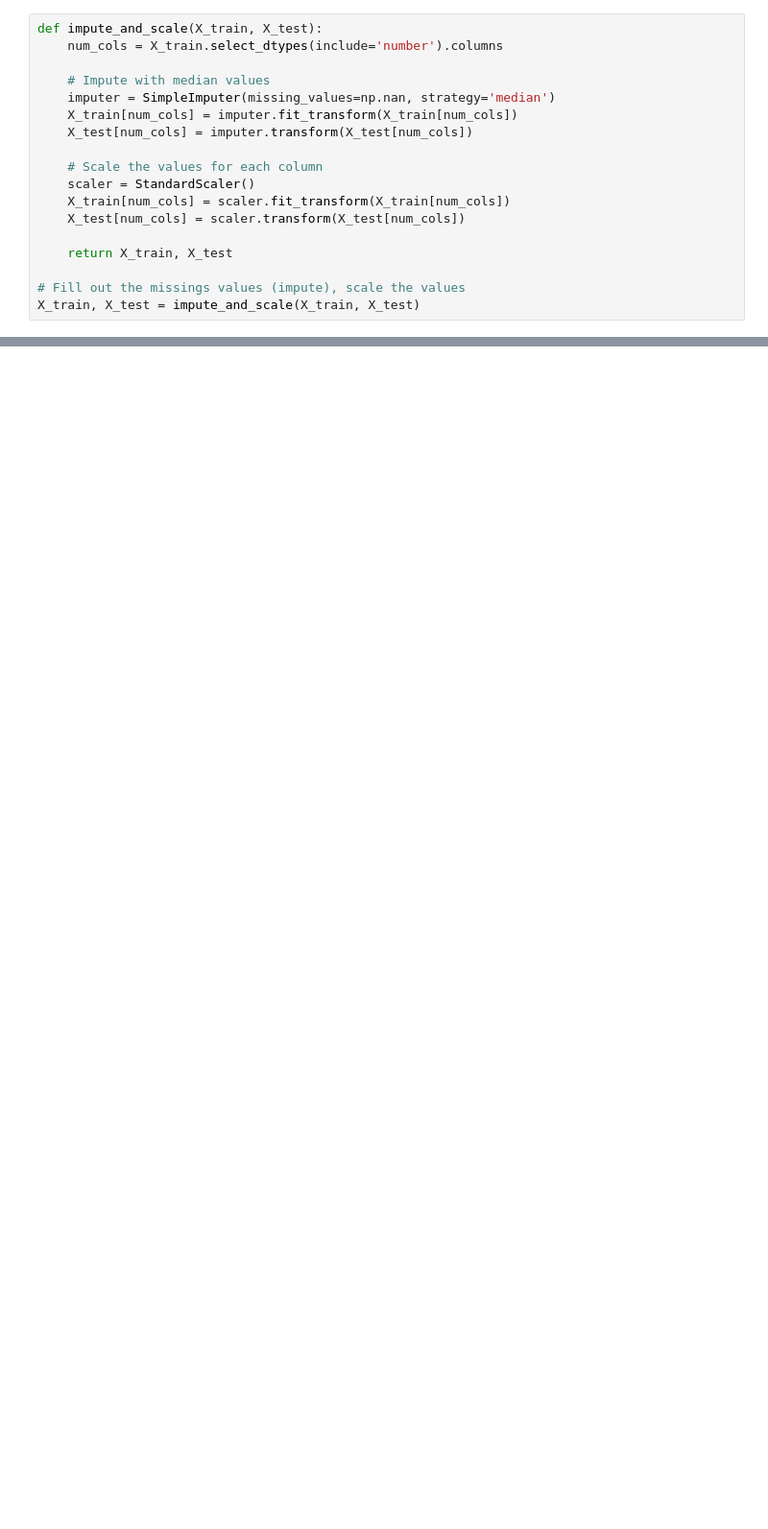
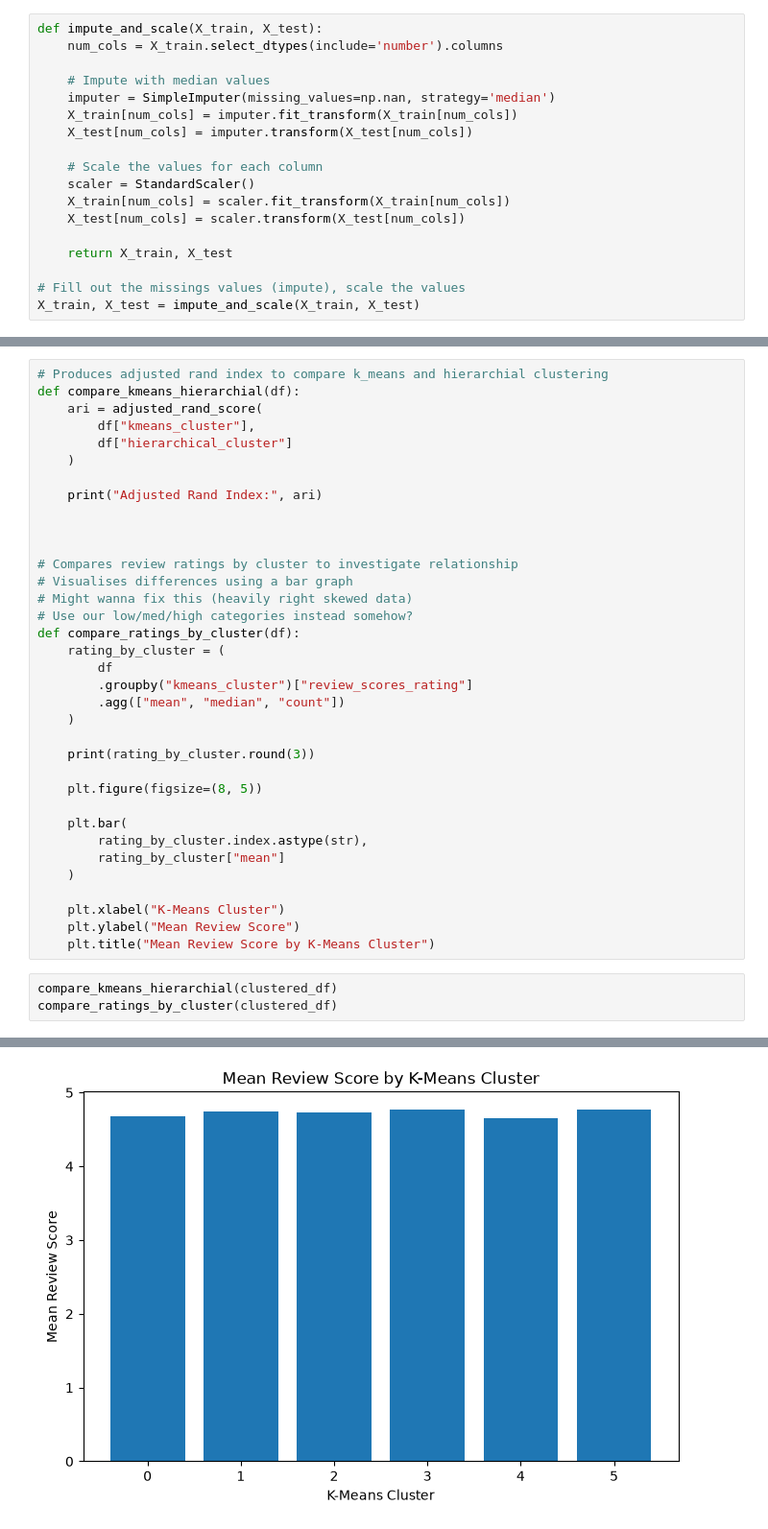
Before and after one commit to h3dysh1/airbnb_data_presentation, a Jupyter notebook: CODE_notebook.ipynb, the cells around one changed output, grey strips where cells are left out. Shown at 96% size. Cells and saved outputs as stored; diff of their text form; blank space fills up the shorter version.

```diff
--- a/CODE_notebook.ipynb
+++ b/CODE_notebook.ipynb
@@ -498,0 +877,39 @@ print(f"\nSaved predictions to {path}")
+# %%
+# Produces adjusted rand index to compare k_means and hierarchial clustering
+def compare_kmeans_hierarchial(df):
+    ari = adjusted_rand_score(
+        df["kmeans_cluster"],
+        df["hierarchical_cluster"]
+    )
+
+    print("Adjusted Rand Index:", ari)
+
+
+
+# Compares review ratings by cluster to investigate relationship
+# Visualises differences using a bar graph
+# Might wanna fix this (heavily right skewed data)
+# Use our low/med/high categories instead somehow?
+def compare_ratings_by_cluster(df):
+    rating_by_cluster = (
+        df
+        .groupby("kmeans_cluster")["review_scores_rating"]
+        .agg(["mean", "median", "count"])
+    )
+
+    print(rating_by_cluster.round(3))
+
+    plt.figure(figsize=(8, 5))
+
+    plt.bar(
+        rating_by_cluster.index.astype(str),
+        rating_by_cluster["mean"]
+    )
+
+    plt.xlabel("K-Means Cluster")
+    plt.ylabel("Mean Review Score")
+    plt.title("Mean Review Score by K-Means Cluster")
+# %%
+compare_kmeans_hierarchial(clustered_df)
+compare_ratings_by_cluster(clustered_df)
+# %% [output]
@@ -498,0 +925 @@ print(f"\nSaved predictions to {path}")
+[figure, added]
```
Also changed, not shown: parts of 42 cells of this notebook.
